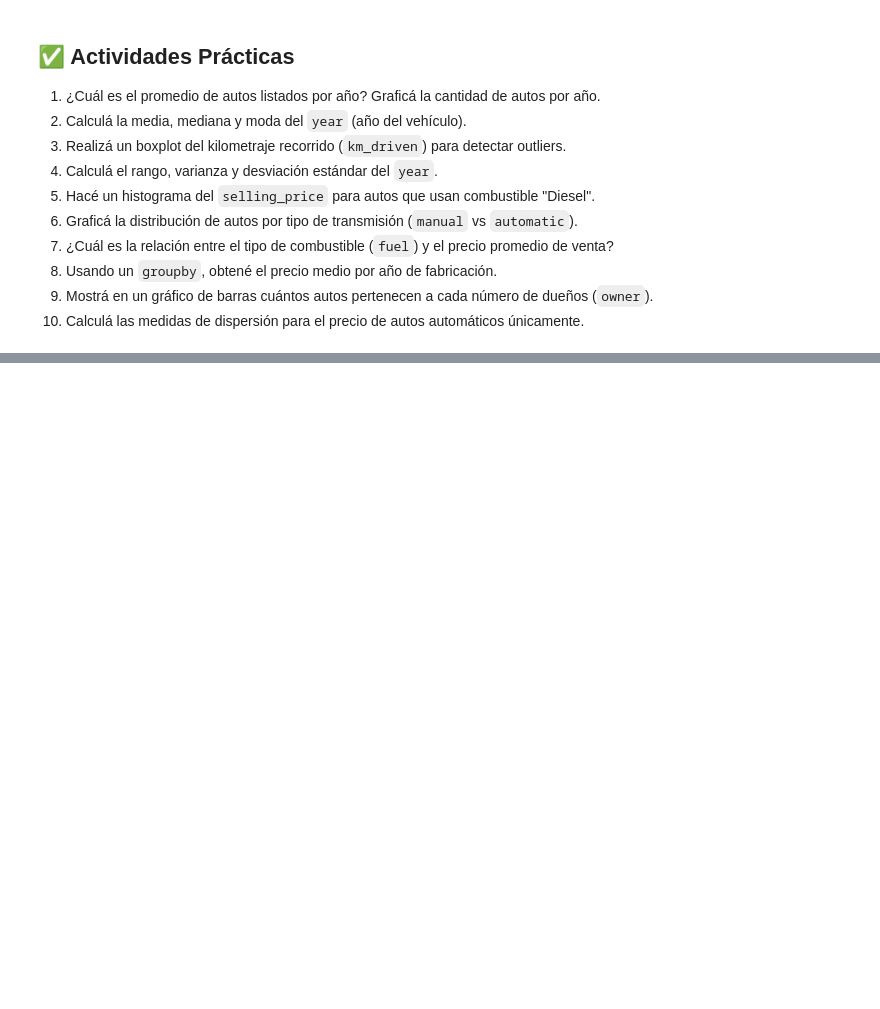
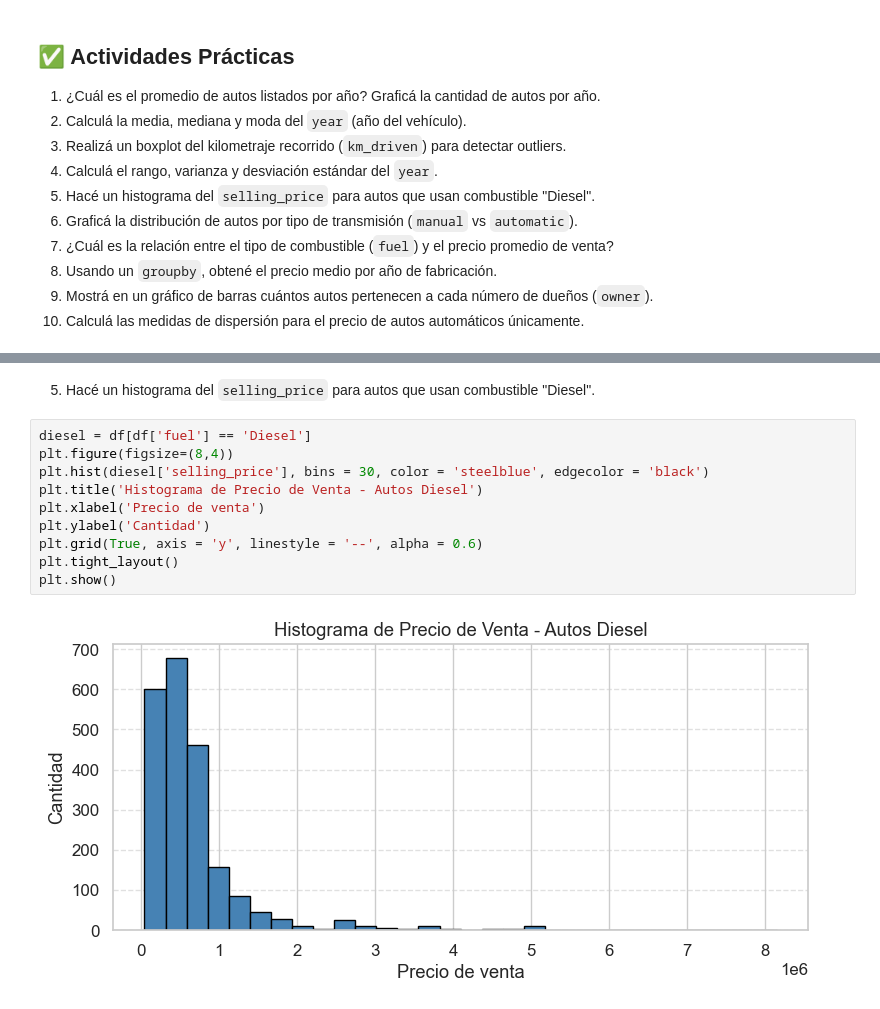
Before and after one commit to eze-alvarez/mi-primer-proyecto-datos, a Jupyter notebook: actividad clase 5/Módulo 2 - Clase 5.ipynb, the cells around one changed output, grey strips where cells are left out. Drawn from its saved outputs; the diff is of its cells as text; blank space fills up the shorter version.

```diff
--- a/actividad clase 5/Módulo 2 - Clase 5.ipynb
+++ b/actividad clase 5/Módulo 2 - Clase 5.ipynb
@@ -180,0 +247,14 @@ df[['selling_price', 'year', 'km_driven']].corr()
+# %% [markdown]
+5. Hacé un histograma del `selling_price` para autos que usan combustible "Diesel".
+# %%
+diesel = df[df['fuel'] == 'Diesel']
+plt.figure(figsize=(8,4))
+plt.hist(diesel['selling_price'], bins = 30, color = 'steelblue', edgecolor = 'black')
+plt.title('Histograma de Precio de Venta - Autos Diesel')
+plt.xlabel('Precio de venta')
+plt.ylabel('Cantidad')
+plt.grid(True, axis = 'y', linestyle = '--', alpha = 0.6)
+plt.tight_layout()
+plt.show()
+# %% [output]
+[figure, added]
```
Also changed, not shown: parts of 22 cells of this notebook.
